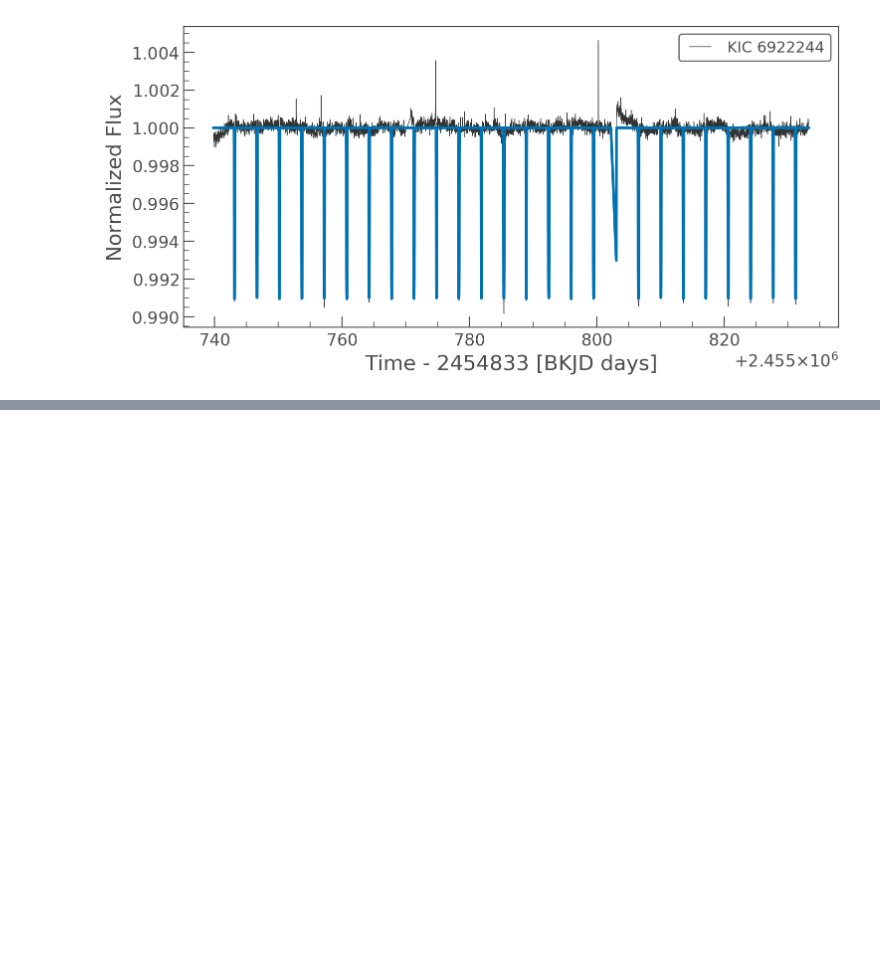
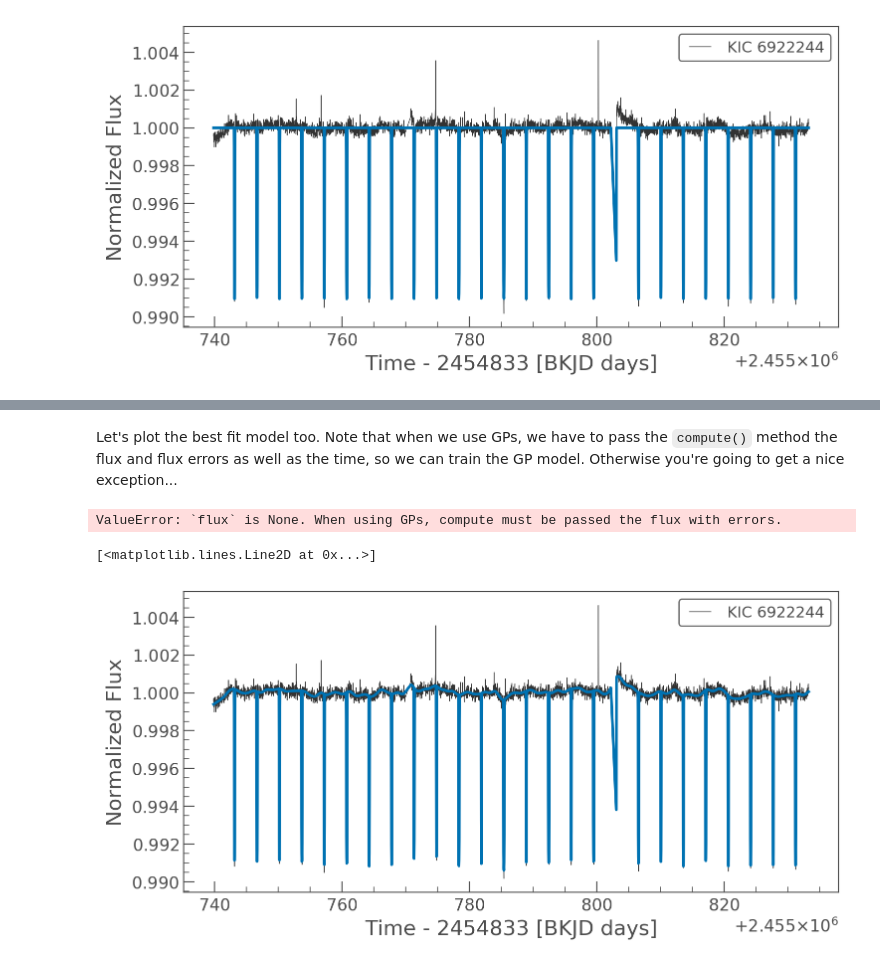
Before and after one commit to christinahedges/wellfit, a Jupyter notebook: demos/how-to-use-wellfit.ipynb, the cells around one changed output, grey strips where cells are left out. Drawn from its saved outputs; the diff is of its cells as text; code cells hidden in the pictures; blank space fills up the shorter version.

```diff
--- a/demos/how-to-use-wellfit.ipynb
+++ b/demos/how-to-use-wellfit.ipynb
@@ -193,0 +244,15 @@ ax.plot(lc.time, model.compute(lc.time), lw=2, label='Best Fit')
+# %% [markdown]
+Let's plot the best fit model too. Note that when we use GPs, we have to pass the `compute()` method the flux and flux errors as well as the time, so we can train the GP model. Otherwise you're going to get a nice exception...
+# %%
+model.compute(lc.time)
+# %% [output]
+ValueError: `flux` is None. When using GPs, compute must be passed the flux with errors.
+# %%
+model_flux = model.compute(lc.time, lc.flux, lc.flux_err)
+# %%
+# The whole light curve
+ax = lc.plot()
+ax.plot(lc.time, model_flux, lw=2, label='Best Fit')
+# %% [output]
+[<matplotlib.lines.Line2D at 0x...>]
+[figure, added]
```
Also changed, not shown: parts of 20 cells of this notebook, 2 other files.
